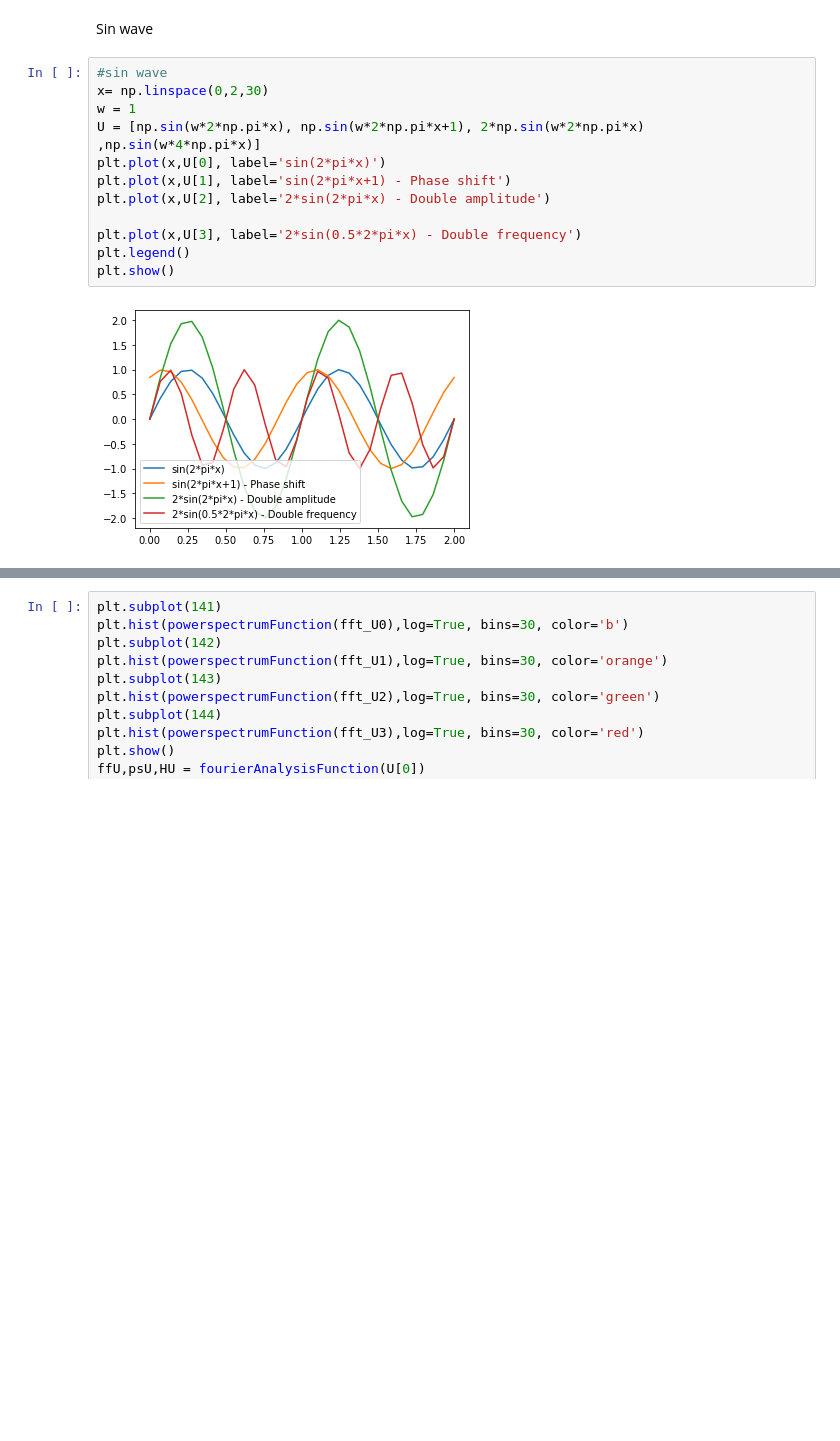
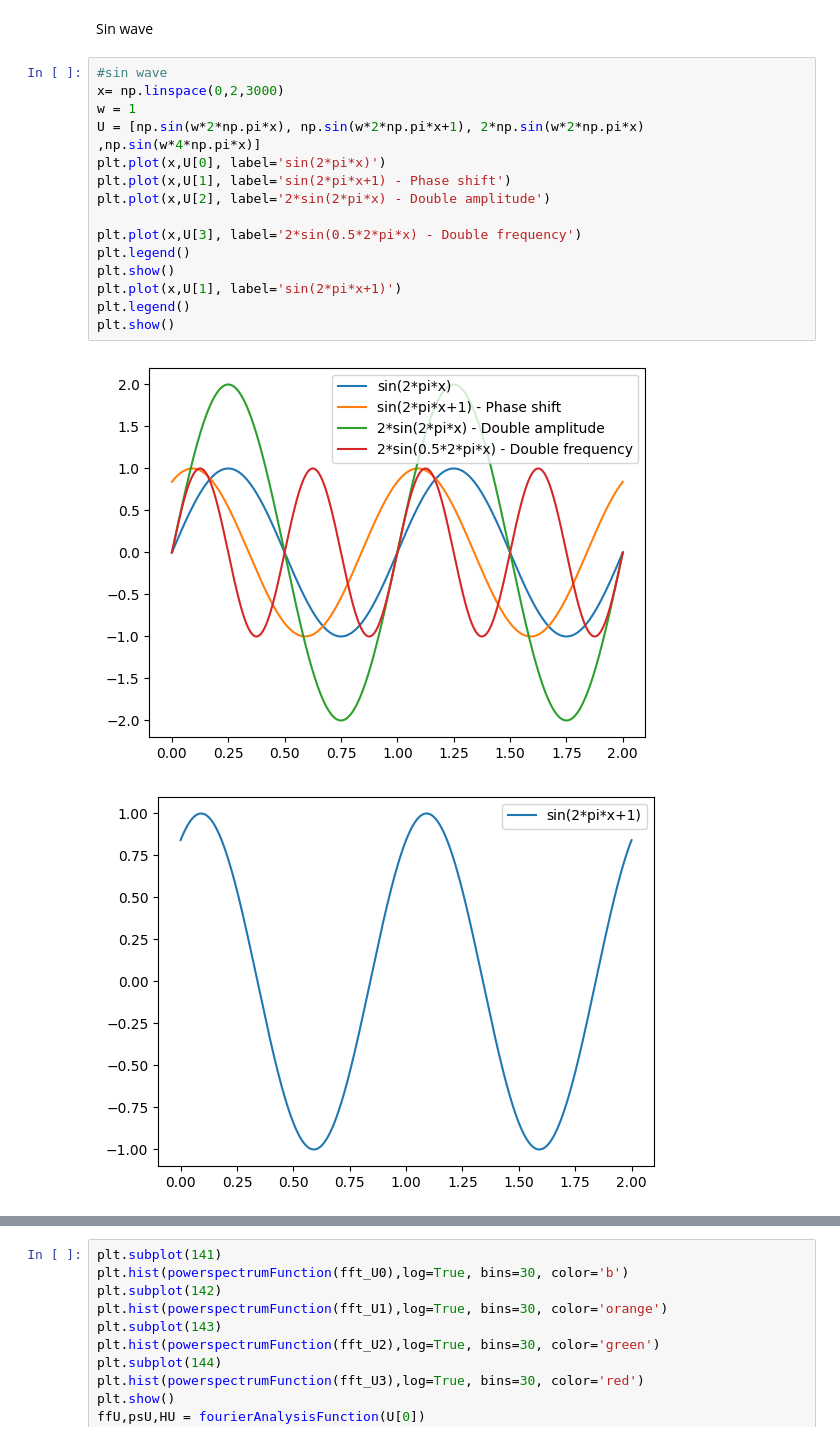
Before and after one commit to martinaoliver/modelling, a Jupyter notebook: 3954/numerical_confocal/code/entropy/fourier_theory/fourier_replicatingpaper.ipynb, the cells around one changed output, grey strips where cells are left out. Cells and saved outputs as stored; diff of their text form; blank space fills up the shorter version.

```diff
--- a/3954/numerical_confocal/code/entropy/fourier_theory/fourier_replicatingpaper.ipynb
+++ b/3954/numerical_confocal/code/entropy/fourier_theory/fourier_replicatingpaper.ipynb
@@ -66,18 +75,22 @@ Entropy of U and V: -0.0, -0.0
 Sin wave
 # %%
 #sin wave
-x= np.linspace(0,2,30)
+x= np.linspace(0,2,3000)
 w = 1
 U = [np.sin(w*2*np.pi*x), np.sin(w*2*np.pi*x+1), 2*np.sin(w*2*np.pi*x) ,np.sin(w*4*np.pi*x)]
 plt.plot(x,U[0], label='sin(2*pi*x)')
 plt.plot(x,U[1], label='sin(2*pi*x+1) - Phase shift')
 plt.plot(x,U[2], label='2*sin(2*pi*x) - Double amplitude')
 
 plt.plot(x,U[3], label='2*sin(0.5*2*pi*x) - Double frequency')
 plt.legend()
 plt.show()
+plt.plot(x,U[1], label='sin(2*pi*x+1)')
+plt.legend()
+plt.show()
 # %% [output]
-[figure, old version]
+[figure, new version]
+[figure, added]
 # %%
 U=np.round(U, decimals=3)
 
```
Also changed, not shown: parts of 6 cells of this notebook, 4 other files.
